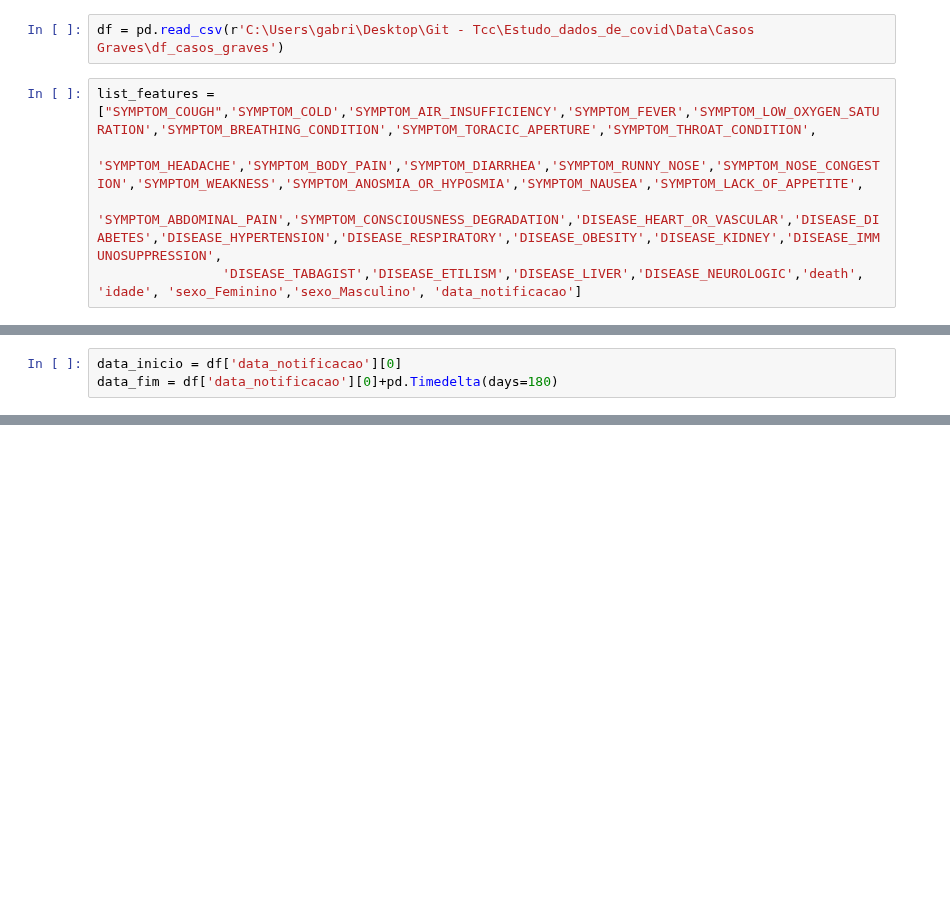
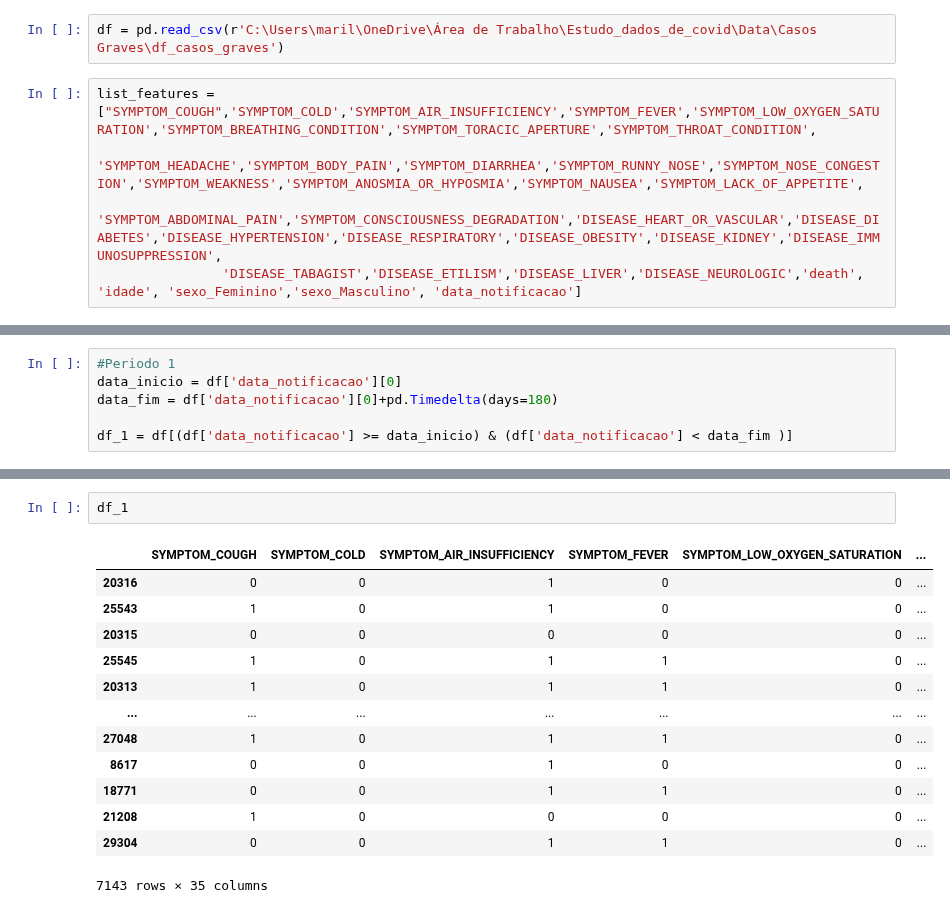
Before and after one commit to bielarnaud/Estudo_dados_de_covid, a Jupyter notebook: Codes/Testes.ipynb, the cells around one changed output, grey strips where cells are left out. Cells and saved outputs as stored; diff of their text form; blank space fills up the shorter version.

```diff
--- a/Codes/Testes.ipynb
+++ b/Codes/Testes.ipynb
@@ -6,5 +22,5 @@ from functions.Pre_processing_models import *
 # %%
-df = pd.read_csv(r'C:\Users\gabri\Desktop\Git - Tcc\Estudo_dados_de_covid\Data\Casos Graves\df_casos_graves')
+df = pd.read_csv(r'C:\Users\maril\OneDrive\Área de Trabalho\Estudo_dados_de_covid\Data\Casos Graves\df_casos_graves')
 # %%
 list_features = ["SYMPTOM_COUGH",'SYMPTOM_COLD','SYMPTOM_AIR_INSUFFICIENCY','SYMPTOM_FEVER','SYMPTOM_LOW_OXYGEN_SATURATION','SYMPTOM_BREATHING_CONDITION','SYMPTOM_TORACIC_APERTURE','SYMPTOM_THROAT_CONDITION',
                 'SYMPTOM_HEADACHE','SYMPTOM_BODY_PAIN','SYMPTOM_DIARRHEA','SYMPTOM_RUNNY_NOSE','SYMPTOM_NOSE_CONGESTION','SYMPTOM_WEAKNESS','SYMPTOM_ANOSMIA_OR_HYPOSMIA','SYMPTOM_NAUSEA','SYMPTOM_LACK_OF_APPETITE',
@@ -78,3 +73,6 @@ Timestamp('2020-07-29 00:00:00')
 # %%
+#Periodo 1
 data_inicio = df['data_notificacao'][0]
 data_fim = df['data_notificacao'][0]+pd.Timedelta(days=180)
+
+df_1 = df[(df['data_notificacao'] >= data_inicio) & (df['data_notificacao'] < data_fim )]
@@ -84,0 +79,16 @@ Timestamp('2020-11-26 00:00:00')
+# %%
+df_1
+# %% [output]
+|  | SYMPTOM_COUGH | SYMPTOM_COLD | SYMPTOM_AIR_INSUFFICIENCY | SYMPTOM_FEVER | SYMPTOM_LOW_OXYGEN_SATURATION | ... |
+| 20316 | 0 | 0 | 1 | 0 | 0 | ... |
+| 25543 | 1 | 0 | 1 | 0 | 0 | ... |
+| 20315 | 0 | 0 | 0 | 0 | 0 | ... |
+| 25545 | 1 | 0 | 1 | 1 | 0 | ... |
+| 20313 | 1 | 0 | 1 | 1 | 0 | ... |
+| ... | ... | ... | ... | ... | ... | ... |
+| 27048 | 1 | 0 | 1 | 1 | 0 | ... |
+| 8617 | 0 | 0 | 1 | 0 | 0 | ... |
+| 18771 | 0 | 0 | 1 | 1 | 0 | ... |
+| 21208 | 1 | 0 | 0 | 0 | 0 | ... |
+| 29304 | 0 | 0 | 1 | 1 | 0 | ... |
+7143 rows × 35 columns
```
Also changed, not shown: parts of 23 cells of this notebook, 1 other file.
